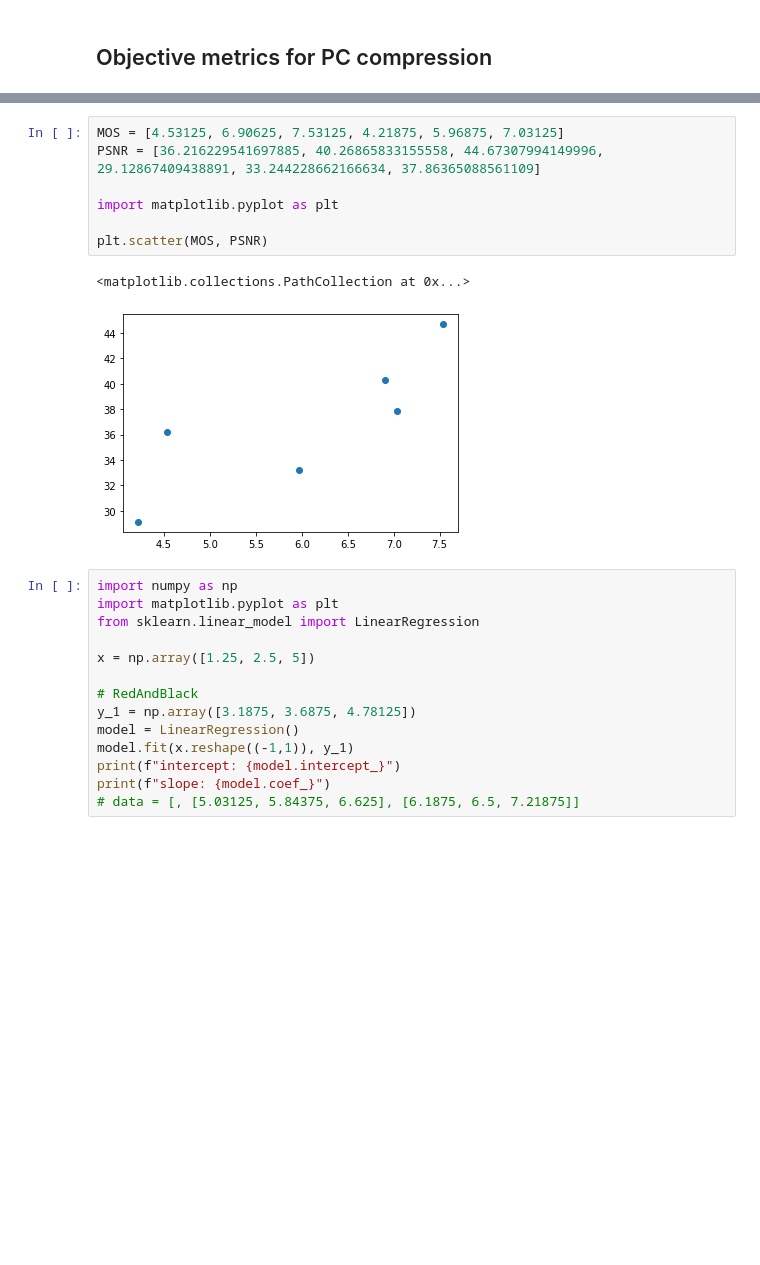
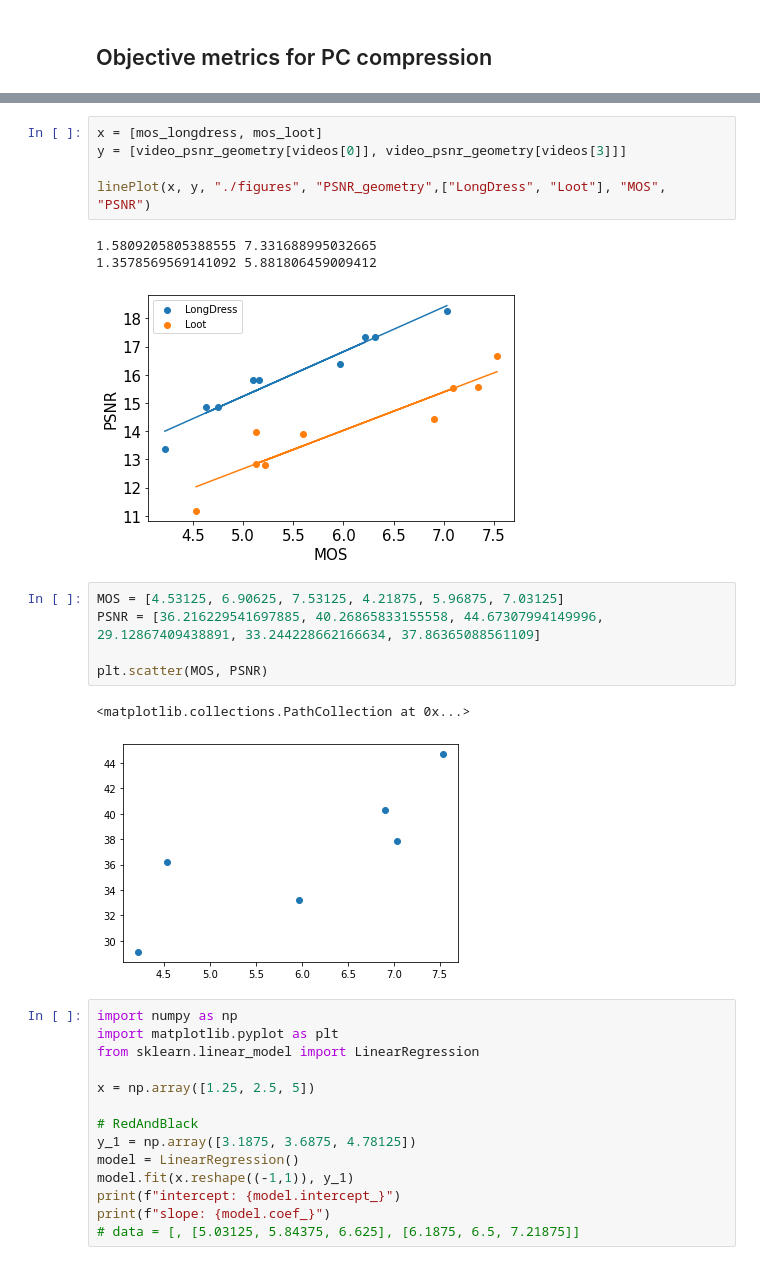
Before and after one commit to minhkstn/PointCloudQoEModels, a Jupyter notebook: point_cloud_qoe_models.ipynb, the cells around one changed output, grey strips where cells are left out. Cells and saved outputs as stored; diff of their text form; blank space fills up the shorter version.

```diff
--- a/point_cloud_qoe_models.ipynb
+++ b/point_cloud_qoe_models.ipynb
@@ -131,9 +184,16 @@ calculate_avg_psnr(file)
+# %%
+x = [mos_longdress, mos_loot]
+y = [video_psnr_geometry[videos[0]], video_psnr_geometry[videos[3]]]
+
+linePlot(x, y, "./figures", "PSNR_geometry",["LongDress", "Loot"], "MOS", "PSNR")
+# %% [output]
+1.5809205805388555 7.331688995032665
+1.3578569569141092 5.881806459009412
+[figure, added]
 # %%
 MOS = [4.53125, 6.90625, 7.53125, 4.21875, 5.96875, 7.03125]
 PSNR = [36.216229541697885, 40.26865833155558, 44.67307994149996, 29.12867409438891, 33.244228662166634, 37.86365088561109]
 
-import matplotlib.pyplot as plt
-
 plt.scatter(MOS, PSNR)
 # %% [output]
 <matplotlib.collections.PathCollection at 0x...>
```
Also changed, not shown: parts of 20 cells of this notebook, 12 other files.
